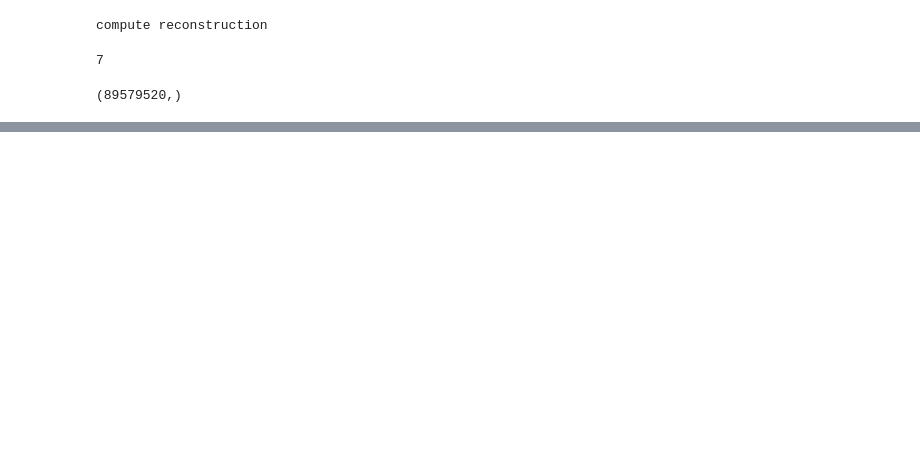
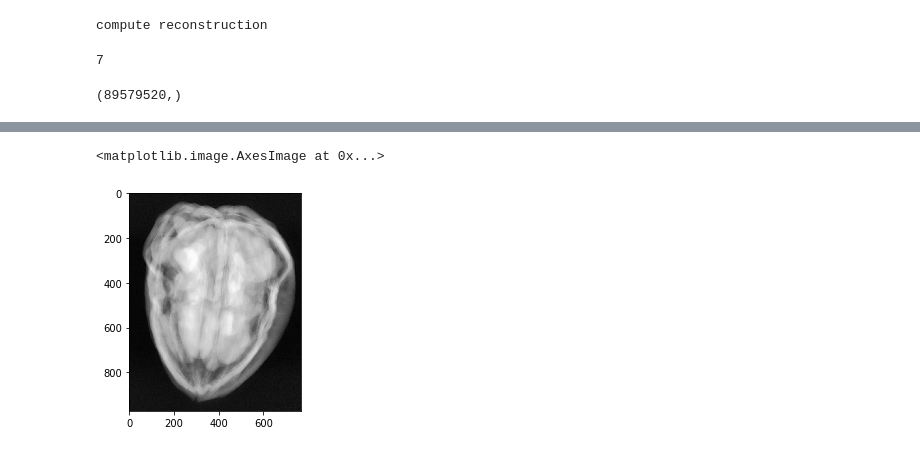
Before and after one commit to PranjalSahu/WalnutReconstructionCodes, a Jupyter notebook: test1.ipynb, the cells around one changed output, grey strips where cells are left out. Cells and saved outputs as stored; diff of their text form; code cells hidden in the pictures; blank space fills up the shorter version.

```diff
--- a/test1.ipynb
+++ b/test1.ipynb
@@ -429,0 +465,8 @@ plt.imshow(vol_rec[160], cmap='gray')
+# %%
+#print(projs.shape)
+#t1 = copy.deepcopy(projs[:, 180, :])
+
+plt.imshow(projs[:, 180, :], cmap='gray')
+# %% [output]
+<matplotlib.image.AxesImage at 0x...>
+[figure, added]
```
Also changed, not shown: parts of 12 cells of this notebook, 1 other file.
